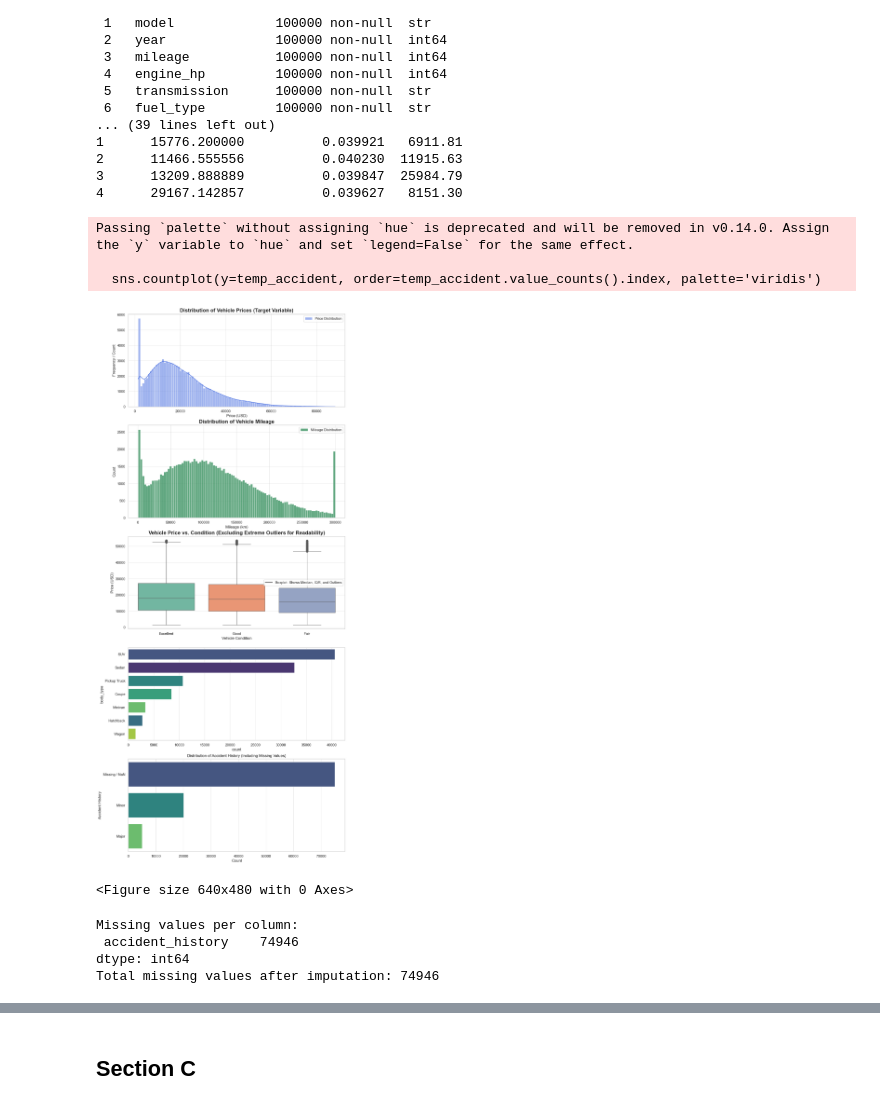
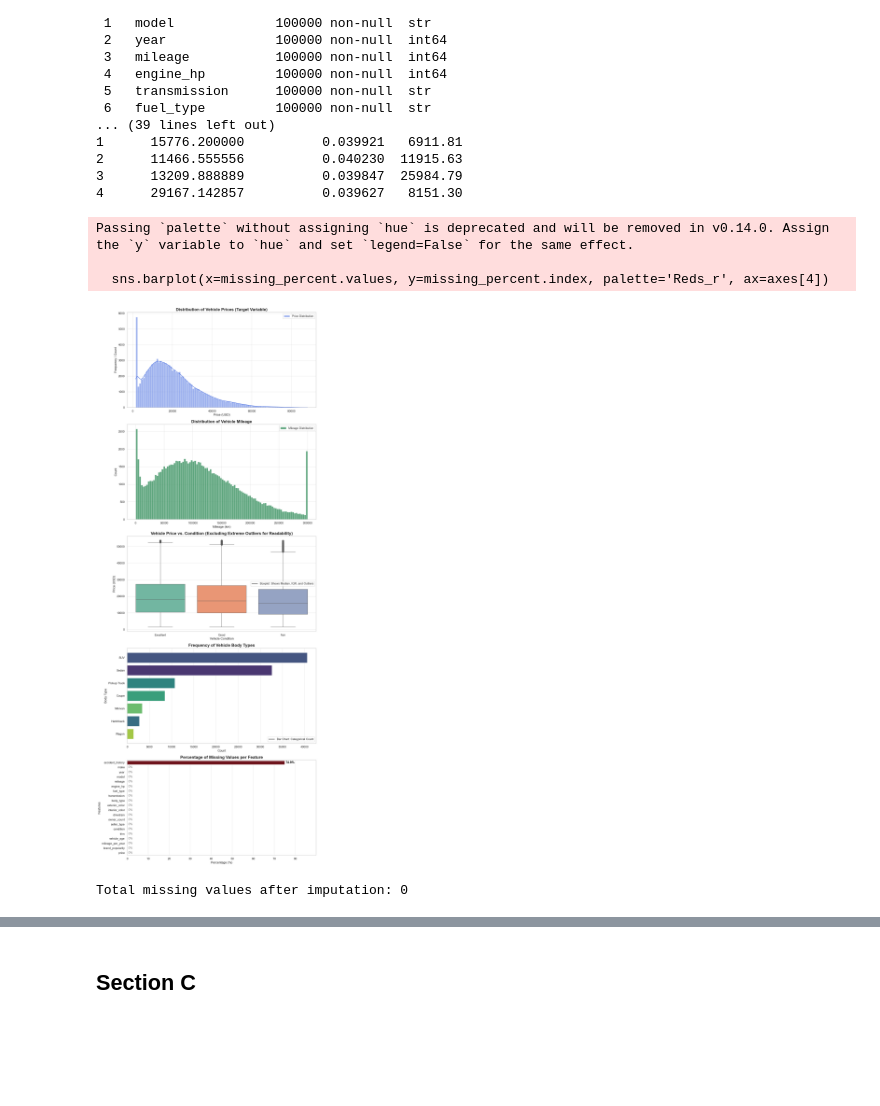
Before and after one commit to Hila-Dolev/ML_RandomForest_HW1, a Jupyter notebook: ML_HW1_325156651.ipynb, the cells around one changed output, grey strips where cells are left out. Saved outputs shown, nothing was run; the diff lists cells and outputs as text; code cells hidden in the pictures; blank space fills up the shorter version.

```diff
--- a/ML_HW1_325156651.ipynb
+++ b/ML_HW1_325156651.ipynb
@@ -388,56 +388,60 @@ axes[2].set_title('Vehicle Price vs. Condition (Excluding Extreme Outliers for R
 axes[2].set_xlabel('Vehicle Condition', fontsize=12)
 axes[2].set_ylabel('Price (USD)', fontsize=12)
 axes[2].plot([], [], color='black', label='Boxplot: Shows Median, IQR, and Outliers')
 axes[2].legend()
 
 # ==========================================
 # Plot 4: Distribution of Body Types (Categorical)
 # ==========================================
 # Using countplot for categorical data, ordered by frequency
 sns.countplot(
     y='body_type',
     data=df,
     order=df['body_type'].value_counts().index,
     ax=axes[3],
     palette="viridis",
     hue='body_type',
     legend=False
 )
 
+axes[3].set_title('Frequency of Vehicle Body Types', fontsize=16, fontweight='bold')
+axes[3].set_xlabel('Count', fontsize=12)
+axes[3].set_ylabel('Body Type', fontsize=12)
+# Adding a dummy plot for the legend to fulfill the assignment requirement
+axes[3].plot([], [], color='black', label='Bar Chart: Categorical Count')
+axes[3].legend()
+
 # ==========================================
 # Plot 5: Distribution of Missing values
 # ==========================================
-temp_accident = df['accident_history'].fillna('Missing / NaN')
-sns.countplot(y=temp_accident, order=temp_accident.value_counts().index, palette='viridis')
-plt.title('Distribution of Accident History (Including Missing Values)')
-plt.xlabel('Count')
-plt.ylabel('Accident History')
-plt.show()
-# Explanation: We can see 'Missing' is a massive category.
-# Imputing with the Mode would severely skew the data.
+# Calculate the percentage of missing values for each column
+missing_percent = (df.isnull().sum() / len(df)) * 100
 
+# Filter only columns that actually have missing values and sort them
+missing_percent = missing_percent.sort_values(ascending=False)
 
-axes[3].set_title('Frequency of Vehicle Body Types', fontsize=16, fontweight='bold')
-axes[3].set_xlabel('Count', fontsize=12)
-axes[3].set_ylabel('Body Type', fontsize=12)
-# Adding a dummy plot for the legend to fulfill the assignment requirement [cite: 26]
-axes[3].plot([], [], color='black', label='Bar Chart: Categorical Count')
-axes[3].legend()
+sns.barplot(x=missing_percent.values, y=missing_percent.index, palette='Reds_r', ax=axes[4])
+axes[4].set_title('Percentage of Missing Values per Feature', fontsize=16, fontweight='bold')
+axes[4].set_xlabel('Percentage (%)', fontsize=12)
+axes[4].set_ylabel('Features', fontsize=12)
+axes[4].set_xlim(0, max(10, missing_percent.max() + 15))
+
+for index, value in enumerate(missing_percent.values):
+    if value > 0:
+        axes[4].text(value + 0.5, index, f'{value:.1f}%', va='center', fontweight='bold', color='black')
+    else:
+        axes[4].text(value + 0.5, index, '0%', va='center', color='gray')
+
 
 plt.tight_layout()
 plt.show()
 # %% [output]
 Passing `palette` without assigning `hue` is deprecated and will be removed in v0.14.0. Assign the `y` variable to `hue` and set `legend=False` for the same effect.
 
-  sns.countplot(y=temp_accident, order=temp_accident.value_counts().index, palette='viridis')
+  sns.barplot(x=missing_percent.values, y=missing_percent.index, palette='Reds_r', ax=axes[4])
-[figure, old version]
+[figure, new version]
-<Figure size 640x480 with 0 Axes>
 # %%
-### Handling Missing Values
-
-# Identify columns with missing values
-missing_info = df.isnull().sum()
-print("Missing values per column:\n", missing_info[missing_info > 0])
+### Handling Missing Values (Imputation)
 
 df_clean = df.copy()
 
@@ -455,14 +459,11 @@ categorical_cols = df_clean.select_dtypes(include=['object', 'str']).columns
 for col in categorical_cols:
     if df_clean[col].isnull().sum() > 0:
         if col == 'accident_history':
-            df_clean[col] = df_clean[col].fillna('None') # Arbitrary Value Imputation
+            df_clean[col] = df_clean[col].fillna('None')
         else:
-            df_clean[col] = df_clean[col].fillna(df_clean[col].mode()[0]) # Mode Imputation
+            df_clean[col] = df_clean[col].fillna(df_clean[col].mode()[0])
 
 # Verification
-print(f"Total missing values after imputation: {df.isnull().sum().sum()}")
+print(f"Total missing values after imputation: {df_clean.isnull().sum().sum()}")
 # %% [output]
-Missing values per column:
- accident_history    74946
-dtype: int64
-Total missing values after imputation: 74946
+Total missing values after imputation: 0
```
Also changed, not shown: parts of 8 cells of this notebook.
